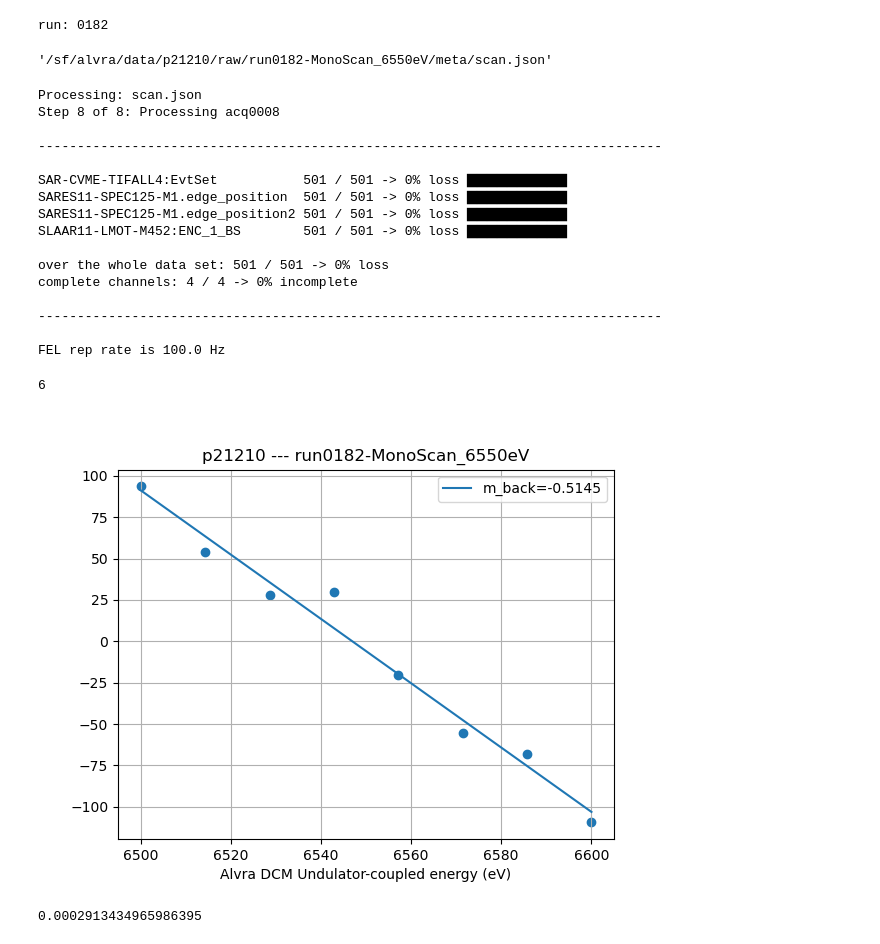
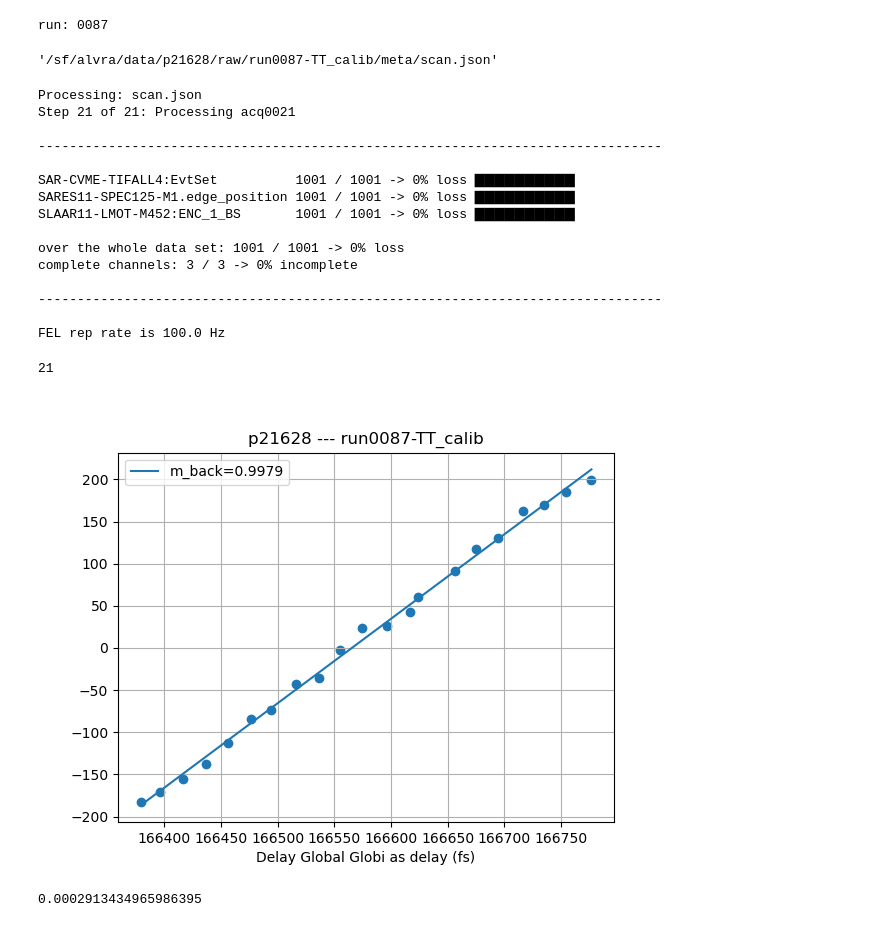
Before and after one commit to paulscherrerinstitute/alvra_beamline_scripts, a Jupyter notebook: PSEN_calib.ipynb, the cells around one changed output. Drawn from its saved outputs; the diff is of its cells as text; code cells hidden in the pictures.

```diff
--- a/PSEN_calib.ipynb
+++ b/PSEN_calib.ipynb
@@ -18,8 +18,8 @@ from ipyfilechooser import FileChooser
 import warnings
 warnings.filterwarnings('ignore')
 # %%
-pgroup='p21210'
-runnumber = 182
+pgroup='p21628'
+runnumber = 87
 print ('run: {:04d}'.format(runnumber))
 
 #############################################################
@@ -28,10 +28,11 @@ jsonfile = glob.glob('/sf/alvra/data/{}/raw/*{:04d}*/meta/scan.json'.format(pgro
 titlestring = str( pgroup + ' --- ' +jsonfile.split('/')[-3])
 jsonfile
 # %% [output]
-run: 0182
+run: 0087
-'/sf/alvra/data/p21210/raw/run0182-MonoScan_6550eV/meta/scan.json'
+'/sf/alvra/data/p21628/raw/run0087-TT_calib/meta/scan.json'
 # %%
 channel_list = [channel_Events, channel_PSEN126_arrTimes, channel_PSEN124_arrTimes, channel_delay_global]
+channel_list = [channel_Events, channel_PSEN126_arrTimes, channel_delay_global]
 
 from sfdata import SFScanInfo
 scan = SFScanInfo(jsonfile)
@@ -53,59 +54,58 @@ for i, step in enumerate(scan):
         results, _ = load_data_compact(channel_list, step)
 
         edge_shot_back  = results[channel_PSEN126_arrTimes]
-        edge_shot_front = results[channel_PSEN124_arrTimes]
+        #edge_shot_front = results[channel_PSEN124_arrTimes]
 
         delay_shot = results[channel_delay_global]
 
         edge_pos_back.append(np.mean(edge_shot_back))
-        edge_pos_front.append(np.mean(edge_shot_front))
+        #edge_pos_front.append(np.mean(edge_shot_front))
 
     #delays_rbk = delays_rbk[:len(edge_pos_back)]
 edge_pos_back = np.asarray(edge_pos_back)
-edge_pos_front = np.asarray(edge_pos_front)
+#edge_pos_front = np.asarray(edge_pos_front)
 # %% [output]
 Processing: scan.json
-Step 8 of 8: Processing acq0008
+Step 21 of 21: Processing acq0021
 
 --------------------------------------------------------------------------------
 
-SAR-CVME-TIFALL4:EvtSet           501 / 501 -> 0% loss ▇▇▇▇▇▇▇▇▇▇
-SARES11-SPEC125-M1.edge_position  501 / 501 -> 0% loss ▇▇▇▇▇▇▇▇▇▇
-SARES11-SPEC125-M1.edge_position2 501 / 501 -> 0% loss ▇▇▇▇▇▇▇▇▇▇
-SLAAR11-LMOT-M452:ENC_1_BS        501 / 501 -> 0% loss ▇▇▇▇▇▇▇▇▇▇
+SAR-CVME-TIFALL4:EvtSet          1001 / 1001 -> 0% loss ▇▇▇▇▇▇▇▇▇▇
+SARES11-SPEC125-M1.edge_position 1001 / 1001 -> 0% loss ▇▇▇▇▇▇▇▇▇▇
+SLAAR11-LMOT-M452:ENC_1_BS       1001 / 1001 -> 0% loss ▇▇▇▇▇▇▇▇▇▇
 
-over the whole data set: 501 / 501 -> 0% loss
-complete channels: 4 / 4 -> 0% incomplete
+over the whole data set: 1001 / 1001 -> 0% loss
+complete channels: 3 / 3 -> 0% incomplete
 
 --------------------------------------------------------------------------------
 
 FEL rep rate is 100.0 Hz
 # %%
-len(edge_pos_back)
+len(delays_rbk)
 # %% [output]
-6
+21
 # %%
-m_front,b_front = np.polyfit(delays_rbk,edge_pos_front, 1)
+#m_front,b_front = np.polyfit(delays_rbk,edge_pos_front, 1)
 m_back,b_back = np.polyfit(delays_rbk,edge_pos_back, 1)
 
 units = scan.parameters['units'][0]
 label = scan.parameters['name'][0]
 
 plt.figure()
 plt.title(titlestring)
 plt.scatter(delays_rbk, edge_pos_back)
 #plt.scatter(delays_rbk, edge_pos_front)
 
 plt.plot(delays_rbk, m_back*delays_rbk+b_back, label = 'm_back={:.4f}'.format(1/m_back))
 #plt.plot(delays_rbk, m_front*delays_rbk+b_front, label = 'm_front={:.4f}'.format(1/m_front))
 
 plt.xlabel("{} ({})".format(label, units))
 plt.legend(loc='best')
 plt.grid()
 
 plt.show()
 # %% [output]
-[figure, old version]
+[figure, new version]
 # %%
 t = fs2mm(1.9436345966958213, 0)
 t
```
Also changed, not shown: 1 other file.
